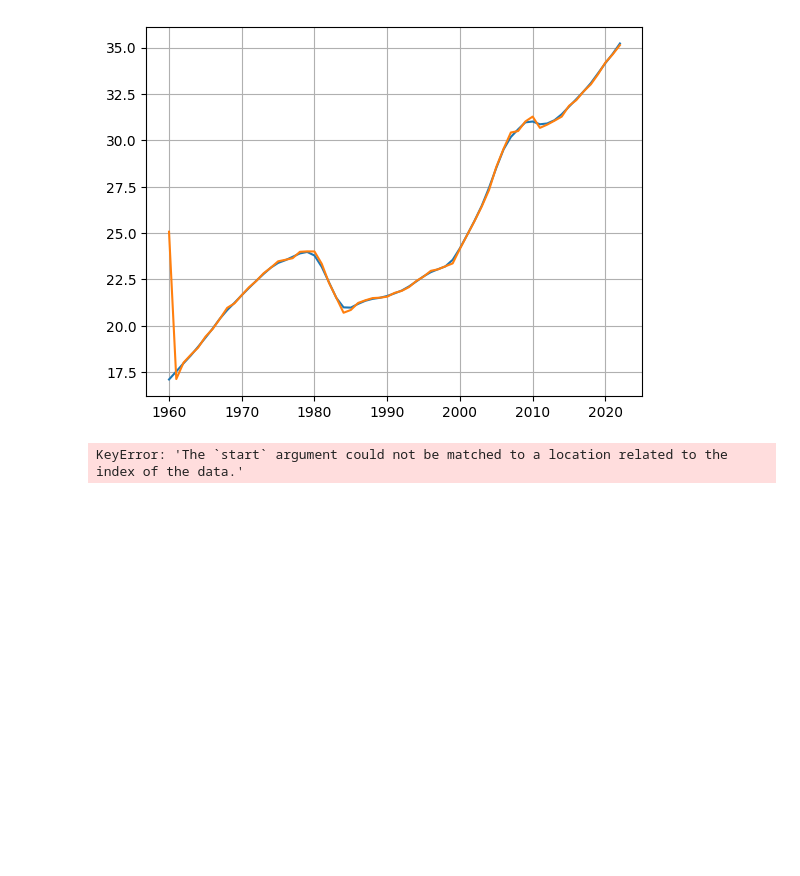
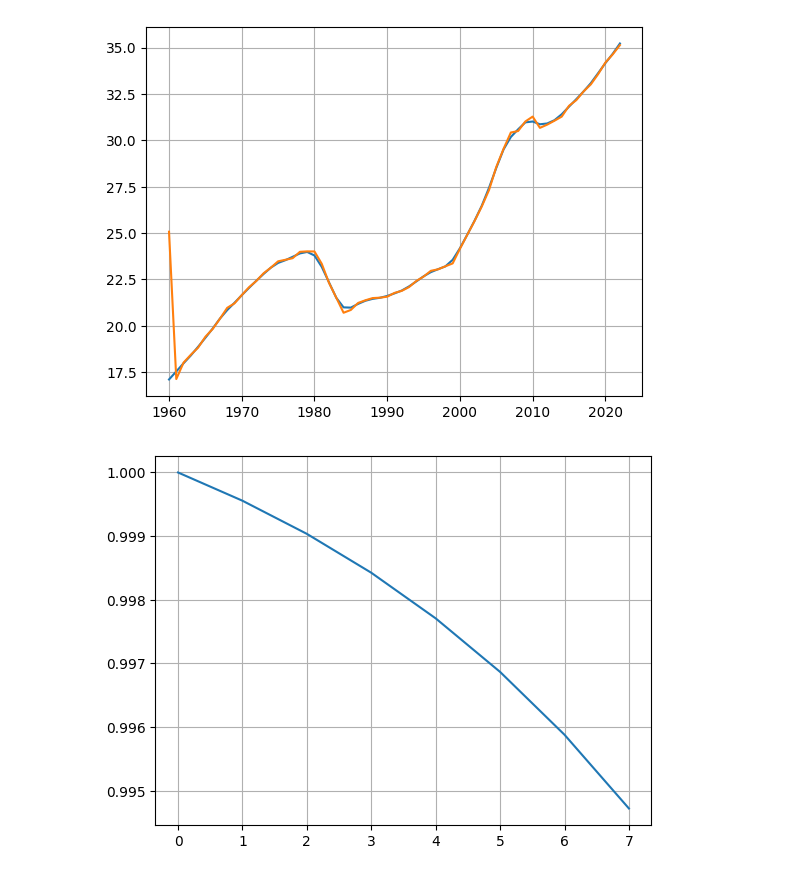
Before and after one commit to miguel2019547/econometria_2, a Jupyter notebook: Parcial_1.py/Clase_5.ipynb, the cells around one changed output. Cells and saved outputs as stored; diff of their text form; code cells hidden in the pictures; blank space fills up the shorter version.

```diff
--- a/Parcial_1.py/Clase_5.ipynb
+++ b/Parcial_1.py/Clase_5.ipynb
@@ -88,8 +88,21 @@ plt.grid()
 plt.show()
 # %% [output]
 [figure]
-# %%
-dt= Datos.values
-pred = Resultados.predict(Datos)
-# %% [output]
-KeyError: 'The `start` argument could not be matched to a location related to the index of the data.'
+# %%
+b_t = 1
+r = 0.15
+gamma = -0.02
+deficit = -0.2
+b = []
+t = []
+for i in range(8):
+    t.append(i)
+    b.append(b_t)
+    b_t= deficit/(1 + r) + (1 + (r-gamma)/(1+gamma))*b_t
+
+dt = pd.DataFrame({'tiempo':t,'deuda':b})
+plt.plot(dt['tiempo'], dt['deuda'])
+plt.grid()
+plt.show()
+# %% [output]
+[figure, added]
```
Also changed, not shown: parts of 1 cell of this notebook.
